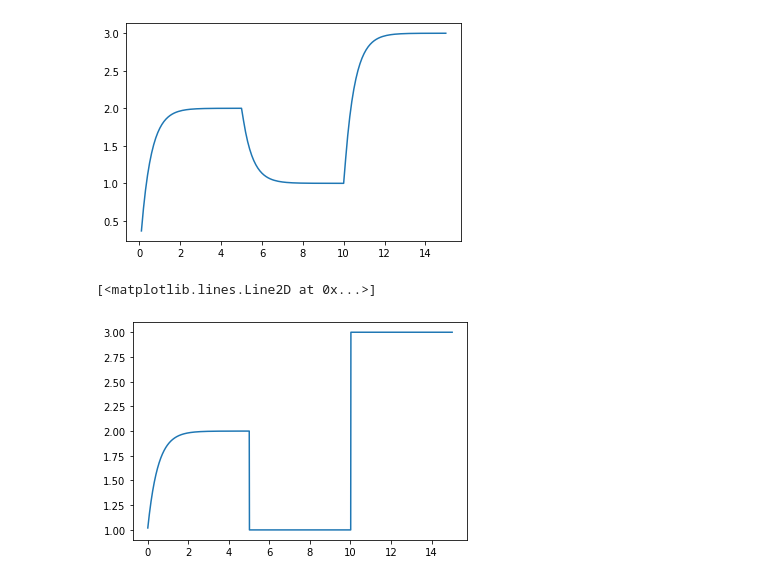
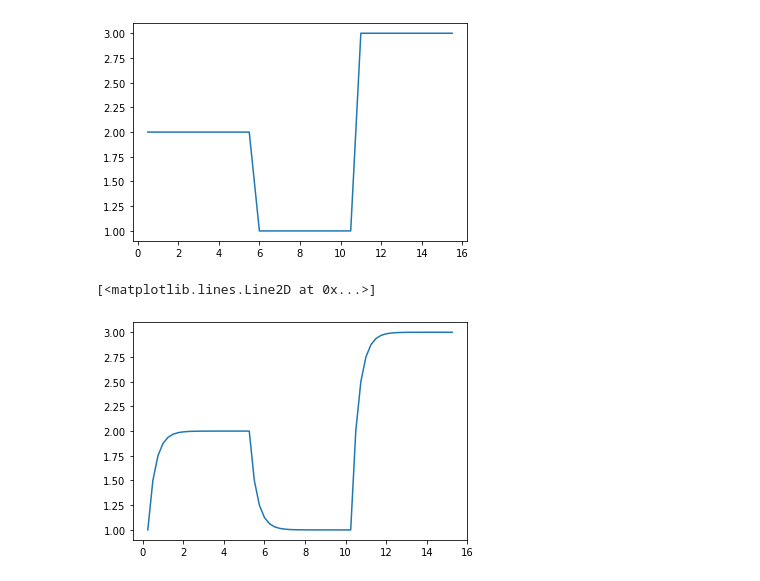
Before and after one commit to Kikumu/Computational-science-practice, a Jupyter notebook: Untitled.ipynb, the cells around one changed output. Drawn from its saved outputs; the diff is of its cells as text; code cells hidden in the pictures.

```diff
--- a/Untitled.ipynb
+++ b/Untitled.ipynb
@@ -97,0 +79,15 @@ Where it is:  2.999917953712541 Exact pos=  2.999999999999908 Time:  15.00999999
+# %%
+U_save2 = []
+t_save2 = []
+x_save2 = []
+x_exact_save2 = []
+
+
+##saves every time
+U_array2 = []
+t_array2 = []
+x_array2 = []
+x_exact_array2 = []
+
+#step size
+U_save2,t_save2,x_save2,x_exact_save2,U_array2,t_array2,x_array2,x_exact_array2=simulation(0,0,0.5)
@@ -98,16 +155,16 @@ Where it is:  2.999917953712541 Exact pos=  2.999999999999908 Time:  15.00999999
 # %%
-y_axis = x_save
-x_axis = t_save
+y_axis = x_array2
+x_axis = t_array2
 plt.plot(x_axis,y_axis)
 plt.show()
 # %% [output]
-[figure, old version]
+[figure, new version]
 # %%
-y_axis = x_exact_array
-x_axis = t_array
+y_axis = x_array3
+x_axis = t_array3
 plt.plot(x_axis,y_axis)
 #plt.fill_between(x_axis,y_axis, where = [(x>0)and (x <2)for x_axis in x_axis], color = 'green')
 #plt.show()
 # %% [output]
 [<matplotlib.lines.Line2D at 0x...>]
-[figure, old version]
+[figure, new version]
```
Also changed, not shown: parts of 33 cells of this notebook.
